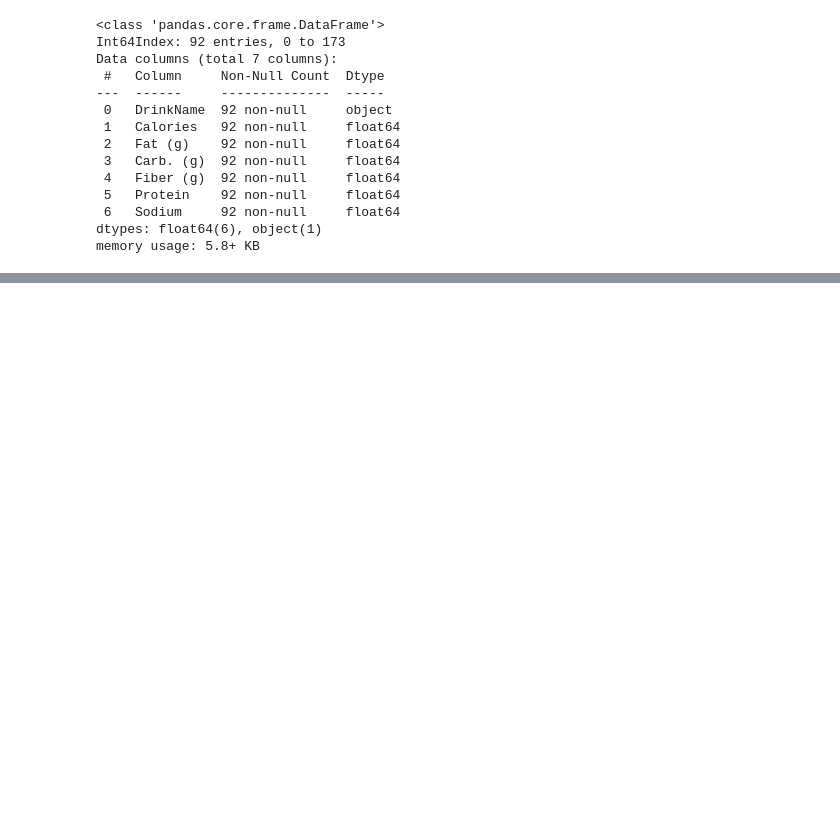
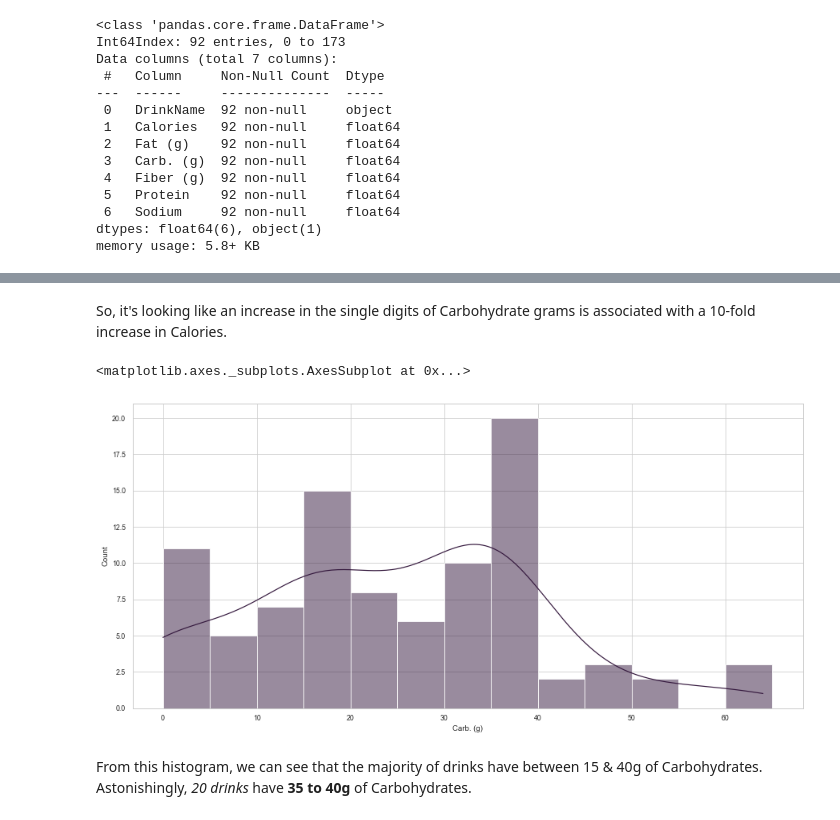
Before and after one commit to dj-m/DataStoryCrafting, a Jupyter notebook: DataStorytelling.ipynb, the cells around one changed output, grey strips where cells are left out. Cells and saved outputs as stored; diff of their text form; code cells hidden in the pictures; blank space fills up the shorter version.

```diff
--- a/DataStorytelling.ipynb
+++ b/DataStorytelling.ipynb
@@ -87,0 +116,11 @@ From the swarm plots it looks like a lot of the drinks don't have very many gram
+# %% [markdown]
+So, it's looking like an increase in the single digits of Carbohydrate grams is associated with a 10-fold increase in Calories.
+# %%
+# Looking more closely at the distribution of Carbohydrates among the drinks
+plt.figure(figsize = (15,7))
+sns.histplot(df, x = df[df.columns[3]], kde = True, binwidth = 5)
+# %% [output]
+<matplotlib.axes._subplots.AxesSubplot at 0x...>
+[figure, added]
+# %% [markdown]
+From this histogram, we can see that the majority of drinks have between 15 & 40g of Carbohydrates. Astonishingly, _20 drinks_ have **35 to 40g** of Carbohydrates.
```
Also changed, not shown: parts of 8 cells of this notebook.
